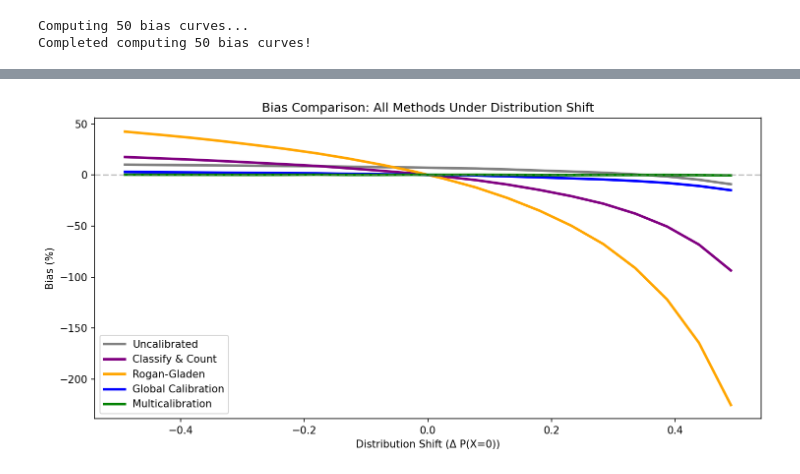
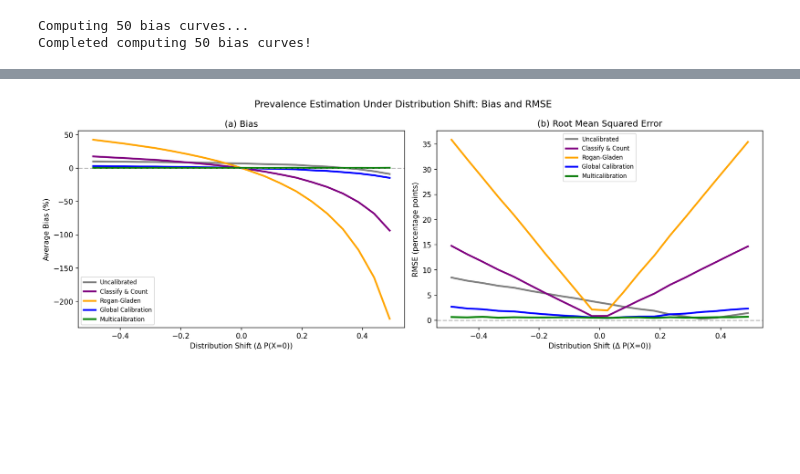
Before and after one commit to facebookresearch/multicalibrated_llm_measurement, a Jupyter notebook: simulation/prevalence_bias_simulation.ipynb, the cells around one changed output, grey strips where cells are left out. Saved outputs shown, nothing was run; the diff lists cells and outputs as text; code cells hidden in the pictures; blank space fills up the shorter version.

```diff
--- a/simulation/prevalence_bias_simulation.ipynb
+++ b/simulation/prevalence_bias_simulation.ipynb
@@ -642,63 +561,39 @@ fig_multicalibrated.show()
 # %%
-fig_all_methods = go.Figure()
+# Combined figure: Bias (left) and RMSE (right) for all methods
+methods_list = [
+    ("Uncalibrated", "avg_uncalibrated", "mse_uncalibrated", "gray"),
+    ("Classify & Count", "avg_cc", "mse_cc", "purple"),
+    ("Rogan-Gladen", "avg_rg", "mse_rg", "orange"),
+    ("Global Calibration", "avg_calibrated", "mse_calibrated", "blue"),
+    ("Multicalibration", "avg_multicalibrated", "mse_multicalibrated", "green"),
+]
 
 deltas = bias_curves_results["deltas"]
 
-methods = [
-    ("Uncalibrated", bias_curves_results["avg_uncalibrated"], "gray"),
-    ("Classify & Count", bias_curves_results["avg_cc"], "purple"),
-    ("Rogan-Gladen", bias_curves_results["avg_rg"], "orange"),
-    ("Global Calibration", bias_curves_results["avg_calibrated"], "blue"),
-    ("Multicalibration", bias_curves_results["avg_multicalibrated"], "green"),
-]
+fig, (ax1, ax2) = plt.subplots(1, 2, figsize=(14, 5))
 
-for name, avg_curve, color in methods:
-    fig_all_methods.add_trace(
-        go.Scatter(
-            x=deltas,
-            y=avg_curve,
-            mode="lines",
-            line=dict(color=color, width=3),
-            name=name,
-            hovertemplate=f"{name}<br>Delta: %{{x:.3f}}<br>Bias: %{{y:.2f}}%<extra></extra>",
-        )
-    )
+# Left panel: Average Bias
+for name, bias_key, mse_key, color in methods_list:
+    ax1.plot(deltas, bias_curves_results[bias_key], color=color, linewidth=2.5, label=name)
+ax1.axhline(y=0, color="gray", linestyle="--", alpha=0.5)
+ax1.set_xlabel("Distribution Shift (Δ P(X=0))")
+ax1.set_ylabel("Average Bias (%)")
+ax1.set_title("(a) Bias")
+ax1.legend(fontsize=8)
 
-fig_all_methods.add_hline(
-    y=0,
-    line_dash="dash",
-    line_color="gray",
-    opacity=0.5,
-    annotation_text="Zero Bias",
-    annotation_position="right",
-)
+# Right panel: RMSE
+for name, bias_key, mse_key, color in methods_list:
+    rmse = np.sqrt(bias_curves_results[mse_key])
+    ax2.plot(deltas, rmse, color=color, linewidth=2.5, label=name)
+ax2.axhline(y=0, color="gray", linestyle="--", alpha=0.5)
+ax2.set_xlabel("Distribution Shift (Δ P(X=0))")
+ax2.set_ylabel("RMSE (percentage points)")
+ax2.set_title("(b) Root Mean Squared Error")
+ax2.legend(fontsize=8)
 
-fig_all_methods.update_layout(
-    title=dict(
-        text="Bias Comparison: All Methods Under Distribution Shift",
-        font=dict(size=18, family="Arial"),
-    ),
-    xaxis_title="Distribution Shift (\u0394 P(X=0))",
-    yaxis_title="Bias (%)",
-    template="plotly_white",
-    hovermode="closest",
-    width=900,
-    height=500,
-)
-
-fig_all_methods.show()
-
-# Save as static image with matplotlib
-fig_mc, ax_mc = plt.subplots(figsize=(10, 5))
-for name, avg_curve, color in methods:
-    ax_mc.plot(deltas, avg_curve, color=color, linewidth=2.5, label=name)
-ax_mc.axhline(y=0, color="gray", linestyle="--", alpha=0.5)
-ax_mc.set_xlabel("Distribution Shift (Δ P(X=0))")
-ax_mc.set_ylabel("Bias (%)")
-ax_mc.set_title("Bias Comparison: All Methods Under Distribution Shift")
-ax_mc.legend()
-fig_mc.tight_layout()
-fig_mc.savefig("../paper/images/figure_multicalibration_comparison.png", dpi=300, bbox_inches="tight")
+fig.suptitle("Prevalence Estimation Under Distribution Shift: Bias and RMSE", fontsize=13)
+fig.tight_layout()
+fig.savefig("../paper/images/figure_multicalibration_comparison.png", dpi=300, bbox_inches="tight")
 plt.show()
 # %% [output]
-[figure, old version]
+[figure, new version]
```
Also changed, not shown: parts of 17 cells of this notebook, 6 other files.
